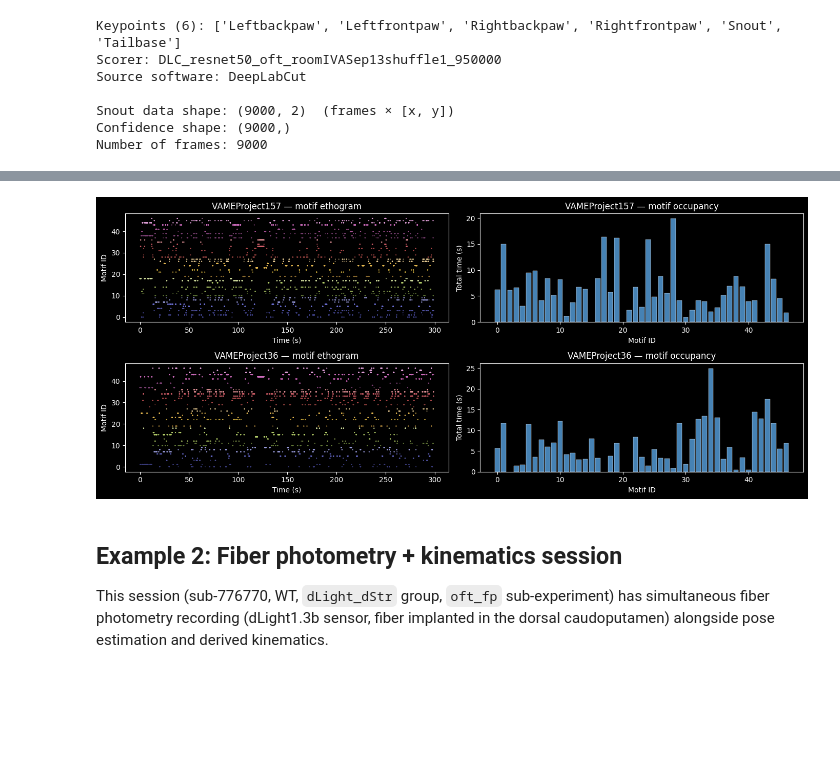
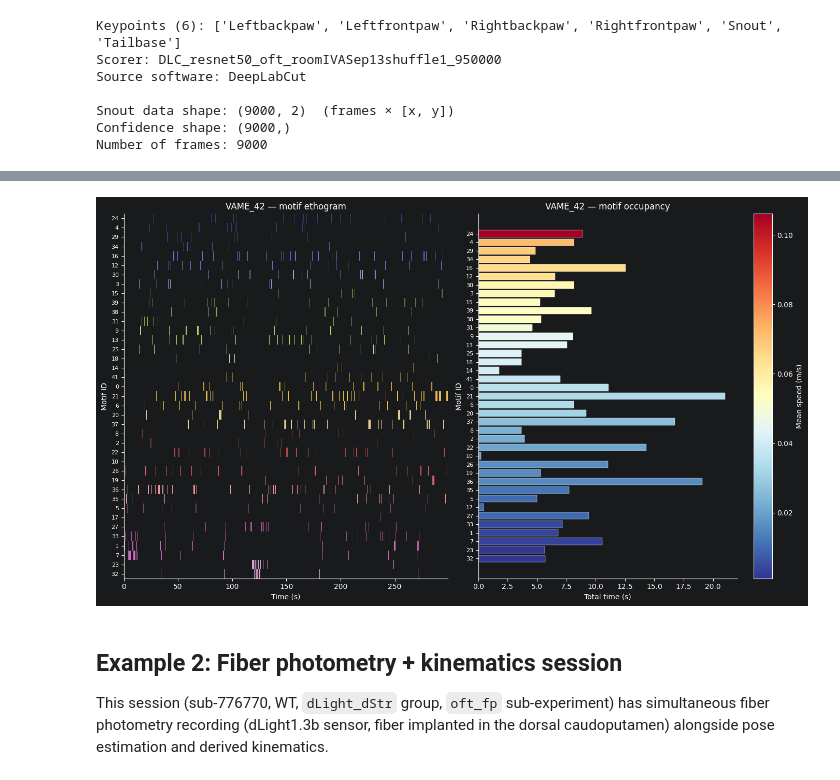
Before and after one commit to catalystneuro/meletis-lab-to-nwb, a Jupyter notebook: src/meletis_lab_to_nwb/tutorials/open_field_test_demo.ipynb, the cells around one changed output, grey strips where cells are left out. Saved outputs shown, nothing was run; the diff lists cells and outputs as text; code cells hidden in the pictures; blank space fills up the shorter version.

```diff
--- a/src/meletis_lab_to_nwb/tutorials/open_field_test_demo.ipynb
+++ b/src/meletis_lab_to_nwb/tutorials/open_field_test_demo.ipynb
@@ -42,6 +43,26 @@ from pynwb import NWBHDF5IO
 %matplotlib inline
 plt.rcParams["figure.figsize"] = (12, 4)
 plt.rcParams["figure.dpi"] = 100
+# %%
+def _plot_ethogram(ax, time, rank_labels, yticks, rate):
+    """Pcolormesh ethogram: one coloured cell per frame, blank everywhere else.
+
+    Each column in the grid corresponds to one video frame; exactly one row
+    (the active motif) is coloured per column. This makes it unambiguous that
+    only one motif is active at a time and that the x-axis is recording time.
+    """
+    n_m = len(yticks)
+    n_f = len(rank_labels)
+    img = np.full((n_m, n_f), np.nan)
+    img[rank_labels, np.arange(n_f)] = rank_labels.astype(float)
+    dt = 1.0 / rate
+    ax.pcolormesh(
+        np.append(time - dt / 2, time[-1] + dt / 2),
+        np.arange(-0.5, n_m + 0.5),
+        np.ma.masked_invalid(img),
+        cmap="tab20b", vmin=0, vmax=n_m - 1,
+        shading="flat", rasterized=True,
+    )
 # %% [markdown]
 ## Example 1: Behavioral motifs session
 
@@ -169,24 +189,50 @@ for key, project in vame_projects.items():
     print(f"  Pose estimation linked: {project.pose_estimation is not None}")
     print()
 
-fig, axes = plt.subplots(len(vame_projects), 2, figsize=(14, 3 * len(vame_projects)))
+key, project = next(iter(vame_projects.items()))
+ms = project.motif_series
+labels = np.array(ms.data[:])
+time_s = np.arange(len(labels)) / ms.rate
 
-for row_axes, (key, project) in zip(axes, vame_projects.items()):
-    ms = project.motif_series
-    labels = np.array(ms.data[:])
-    time_s = np.arange(len(labels)) / ms.rate
+unique, counts = np.unique(labels, return_counts=True)
 
-    ax_eth, ax_bar = row_axes
-    ax_eth.scatter(time_s, labels, s=0.3, c=labels, cmap="tab20b", alpha=0.7)
-    ax_eth.set_xlabel("Time (s)")
-    ax_eth.set_ylabel("Motif ID")
-    ax_eth.set_title(f"{key} — motif ethogram")
+# sort motifs by mean speed (fast → slow)
+_ts1 = behavior1["Kinematics"].time_series["linear_velocity"]
+speed1 = _ts1.data[:] * _ts1.conversion
+motif_mean1 = np.array([np.nanmean(speed1[labels == m]) for m in unique])
+sort_idx1 = np.argsort(np.where(np.isfinite(motif_mean1), motif_mean1, -np.inf))[::-1]
+sorted_ids1 = unique[sort_idx1]
+sorted_counts1 = counts[sort_idx1]
+sorted_means1 = motif_mean1[sort_idx1]
 
-    unique, counts = np.unique(labels, return_counts=True)
-    ax_bar.bar(unique, counts / ms.rate, color="steelblue", edgecolor="white", linewidth=0.3)
-    ax_bar.set_xlabel("Motif ID")
-    ax_bar.set_ylabel("Total time (s)")
-    ax_bar.set_title(f"{key} — motif occupancy")
+rank_map1 = {m: r for r, m in enumerate(sorted_ids1)}
+rank_labels1 = np.array([rank_map1[l] for l in labels])
+yticks1 = np.arange(len(sorted_ids1))
+
+norm1 = plt.Normalize(np.nanmin(sorted_means1), np.nanmax(sorted_means1))
+bar_colors1 = plt.cm.RdYlBu_r(norm1(sorted_means1))
+
+fig, axes = plt.subplots(1, 2, figsize=(14, 8))
+
+_plot_ethogram(axes[0], time_s, rank_labels1, yticks1, ms.rate)
+axes[0].set_xlabel("Time (s)")
+axes[0].set_ylabel("Motif ID")
+axes[0].set_yticks(yticks1)
+axes[0].set_yticklabels(sorted_ids1, fontsize=8)
+axes[0].invert_yaxis()
+axes[0].set_title(f"{key} — motif ethogram")
+axes[0].spines[["top", "right"]].set_visible(False)
+
+axes[1].barh(yticks1, sorted_counts1 / ms.rate, color=bar_colors1, edgecolor="white", linewidth=0.3)
+axes[1].set_yticks(yticks1)
+axes[1].set_yticklabels(sorted_ids1, fontsize=8)
+axes[1].invert_yaxis()
+axes[1].set_ylabel("Motif ID")
+axes[1].set_xlabel("Total time (s)")
+axes[1].set_title(f"{key} — motif occupancy")
+axes[1].spines[["top", "right"]].set_visible(False)
+sm1 = plt.cm.ScalarMappable(cmap="RdYlBu_r", norm=norm1)
+plt.colorbar(sm1, ax=axes[1], label="Mean speed (m/s)")
 
 plt.tight_layout()
 plt.show()
@@ -205,4 +245,4 @@ VAMEProject36:
-[figure, old version]
+[figure, new version]
 # %% [markdown]
 ## Example 2: Fiber photometry + kinematics session
 
```
Also changed, not shown: parts of 19 cells of this notebook, 1 other file.
